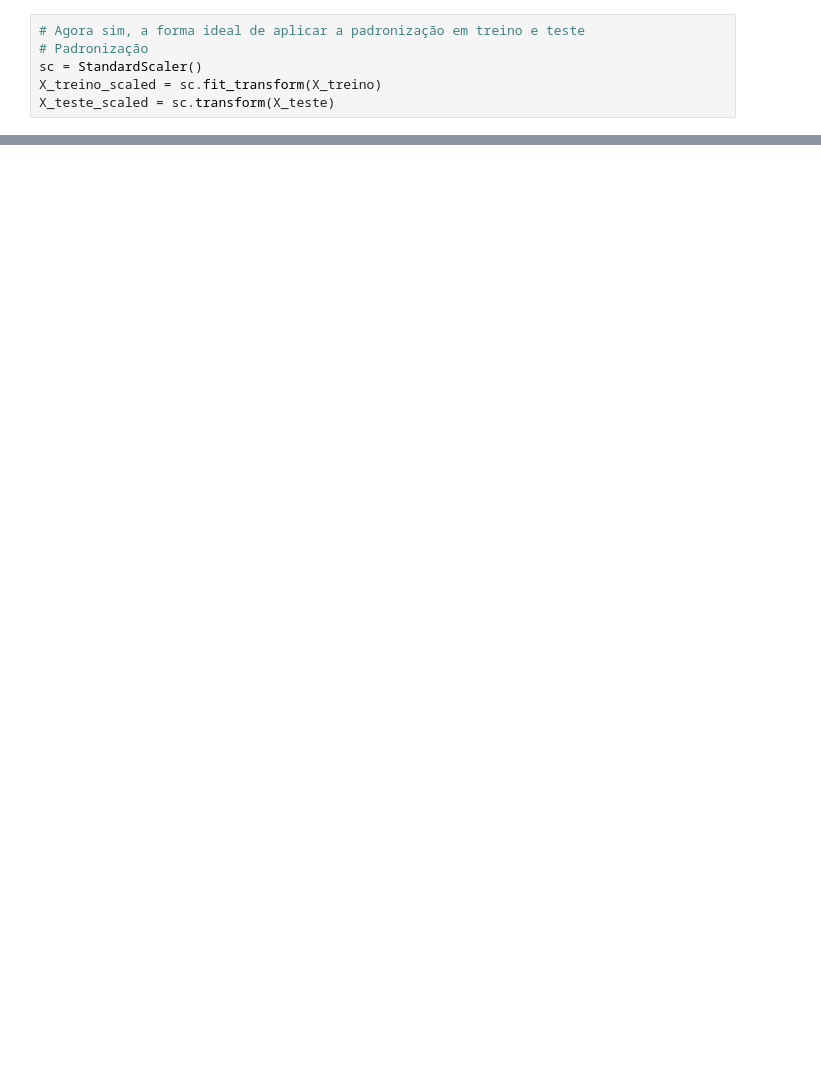
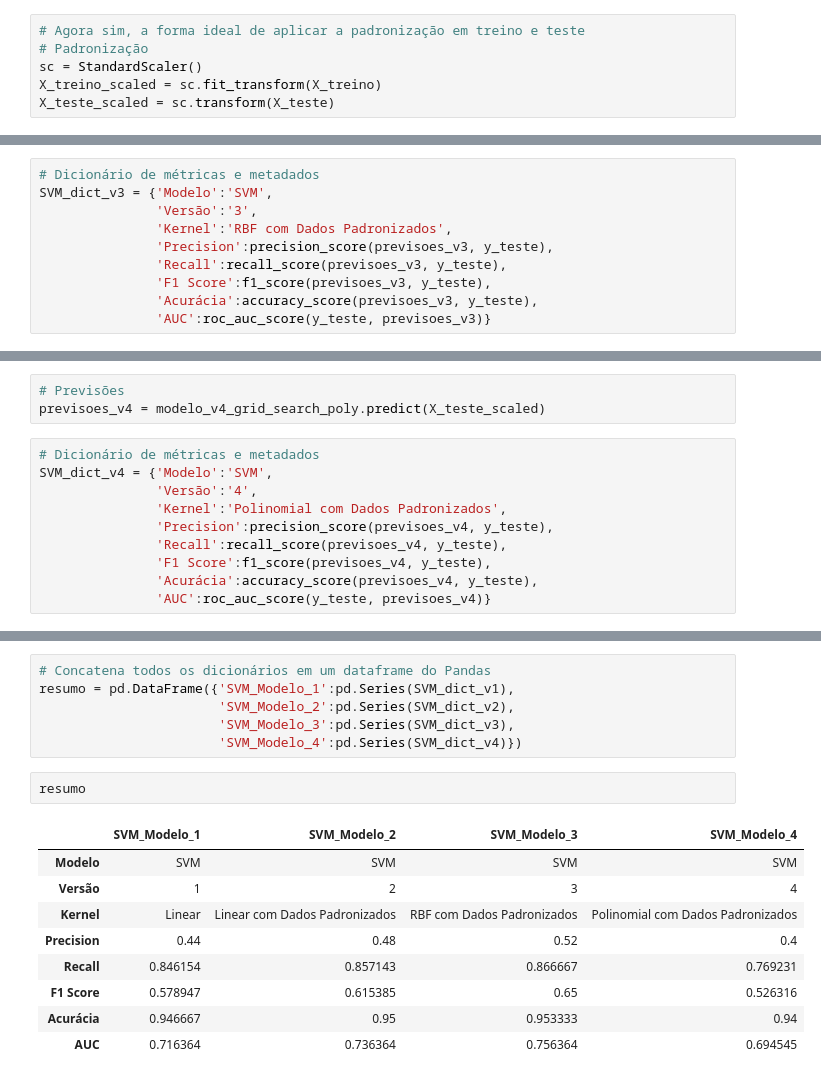
Before and after one commit to NonakaVal/sales_forecasting_model-, a Jupyter notebook: main.ipynb, the cells around one changed output, grey strips where cells are left out. Drawn from its saved outputs; the diff is of its cells as text; blank space fills up the shorter version.

```diff
--- a/main.ipynb
+++ b/main.ipynb
@@ -477,0 +594,10 @@ X_teste_scaled = sc.transform(X_teste)
+# %%
+# Dicionário de métricas e metadados
+SVM_dict_v3 = {'Modelo':'SVM',
+               'Versão':'3',
+               'Kernel':'RBF com Dados Padronizados',
+               'Precision':precision_score(previsoes_v3, y_teste),
+               'Recall':recall_score(previsoes_v3, y_teste),
+               'F1 Score':f1_score(previsoes_v3, y_teste),
+               'Acurácia':accuracy_score(previsoes_v3, y_teste),
+               'AUC':roc_auc_score(y_teste, previsoes_v3)}
@@ -477,0 +648,13 @@ X_teste_scaled = sc.transform(X_teste)
+# %%
+# Previsões
+previsoes_v4 = modelo_v4_grid_search_poly.predict(X_teste_scaled)
+# %%
+# Dicionário de métricas e metadados
+SVM_dict_v4 = {'Modelo':'SVM',
+               'Versão':'4',
+               'Kernel':'Polinomial com Dados Padronizados',
+               'Precision':precision_score(previsoes_v4, y_teste),
+               'Recall':recall_score(previsoes_v4, y_teste),
+               'F1 Score':f1_score(previsoes_v4, y_teste),
+               'Acurácia':accuracy_score(previsoes_v4, y_teste),
+               'AUC':roc_auc_score(y_teste, previsoes_v4)}
@@ -477,0 +675,18 @@ X_teste_scaled = sc.transform(X_teste)
+# %%
+# Concatena todos os dicionários em um dataframe do Pandas
+resumo = pd.DataFrame({'SVM_Modelo_1':pd.Series(SVM_dict_v1),
+                       'SVM_Modelo_2':pd.Series(SVM_dict_v2),
+                       'SVM_Modelo_3':pd.Series(SVM_dict_v3),
+                       'SVM_Modelo_4':pd.Series(SVM_dict_v4)})
+# %%
+resumo
+# %% [output]
+|  | SVM_Modelo_1 | SVM_Modelo_2 | SVM_Modelo_3 | SVM_Modelo_4 |
+| Modelo | SVM | SVM | SVM | SVM |
+| Versão | 1 | 2 | 3 | 4 |
+| Kernel | Linear | Linear com Dados Padronizados | RBF com Dados Padronizados | Polinomial com Dados Padronizados |
+| Precision | 0.44 | 0.48 | 0.52 | 0.4 |
+| Recall | 0.846154 | 0.857143 | 0.866667 | 0.769231 |
+| F1 Score | 0.578947 | 0.615385 | 0.65 | 0.526316 |
+| Acurácia | 0.946667 | 0.95 | 0.953333 | 0.94 |
+| AUC | 0.716364 | 0.736364 | 0.756364 | 0.694545 |
```
Also changed, not shown: parts of 16 cells of this notebook.
